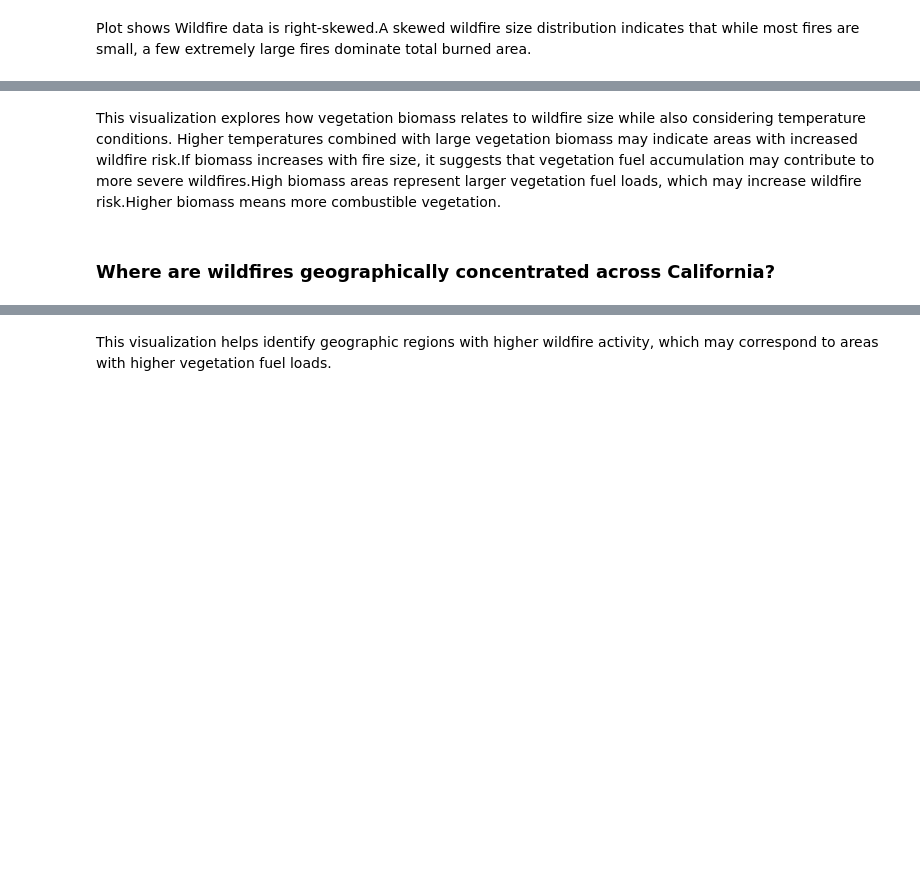
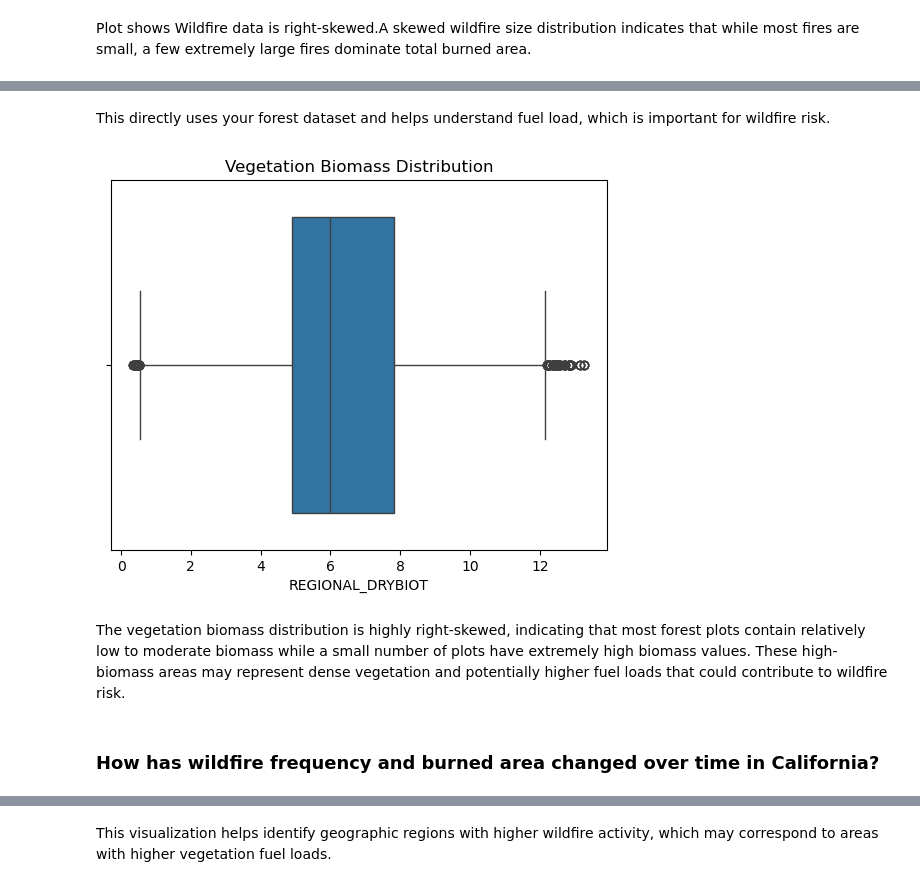
Before and after one commit to SheshmaJ/ADS-508-Final-Project, a Jupyter notebook: data ingestion and exploration.ipynb, the cells around one changed output, grey strips where cells are left out. Saved outputs shown, nothing was run; the diff lists cells and outputs as text; code cells hidden in the pictures; blank space fills up the shorter version.

```diff
--- a/data ingestion and exploration.ipynb
+++ b/data ingestion and exploration.ipynb
@@ -57,9 +133,10 @@ What variables describe tree characteristics?
 # %%
-#Merge sublotplot and trees dataframes on plot identifier
-combined_forest = trees.merge(subplot,on="PLT_CN",how="left")
+#Merge trees and subplot.To save memory, we will choose needed columns only
+combined_forest = trees[["CN", "PLT_CN", "DIA", "HT", "SPCD", "STATUSCD"]].merge(subplot[["PLT_CN", "SLOPE", "ASPECT"]],
+    on="PLT_CN",how="left")
 
-#Merge the resulting dataframe with biomass dataframe on tree identifier
-combined_forest = combined_forest.merge(biomass,left_on="CN",right_on="TRE_CN",how="left")
+#Merge the resulting dataframe with biomass dataframe on tree identifier.Again, select needed columns to save memory
+combined_forest = combined_forest.merge(biomass[["TRE_CN", "REGIONAL_DRYBIOT", "REGIONAL_DRYBIOM"]],left_on="CN",right_on="TRE_CN",how="left")
 
 #Check the resulting dataframe
 print("Merged forest dataset shape:", combined_forest.shape)
@@ -165,16 +348,14 @@ Plot shows Wildfire data is right-skewed.A skewed wildfire size distribution ind
+# %% [markdown]
+This directly uses your forest dataset and helps understand fuel load, which is important for wildfire risk.
 # %%
-plt.figure(figsize=(8,6))
+sns.boxplot(x=np.log1p(combined_forest["REGIONAL_DRYBIOT"]))
 
-scatter = plt.scatter(combined_forest["REGIONAL_DRYBIOT"],fire["GIS Calculated Acres"],
-    c=weather["tavg"],cmap="viridis")
-
-plt.xlabel("Vegetation Biomass")
-plt.ylabel("Wildfire Size")
-plt.title("Relationship Between Biomass, Fire Size, and Temperature")
-
-plt.colorbar(scatter, label="Average Temperature")
+plt.title("Vegetation Biomass Distribution")
+plt.show()
+# %% [output]
+[figure, added]
 # %% [markdown]
-This visualization explores how vegetation biomass relates to wildfire size while also considering temperature conditions. Higher temperatures combined with large vegetation biomass may indicate areas with increased wildfire risk.If biomass increases with fire size, it suggests that vegetation fuel accumulation may contribute to more severe wildfires.High biomass areas represent larger vegetation fuel loads, which may increase wildfire risk.Higher biomass means more combustible vegetation.
+The vegetation biomass distribution is highly right-skewed, indicating that most forest plots contain relatively low to moderate biomass while a small number of plots have extremely high biomass values. These high-biomass areas may represent dense vegetation and potentially higher fuel loads that could contribute to wildfire risk.
 # %% [markdown]
-### Where are wildfires geographically concentrated across California?
+### How has wildfire frequency and burned area changed over time in California?
 # %%
```
Also changed, not shown: parts of 24 cells of this notebook.
